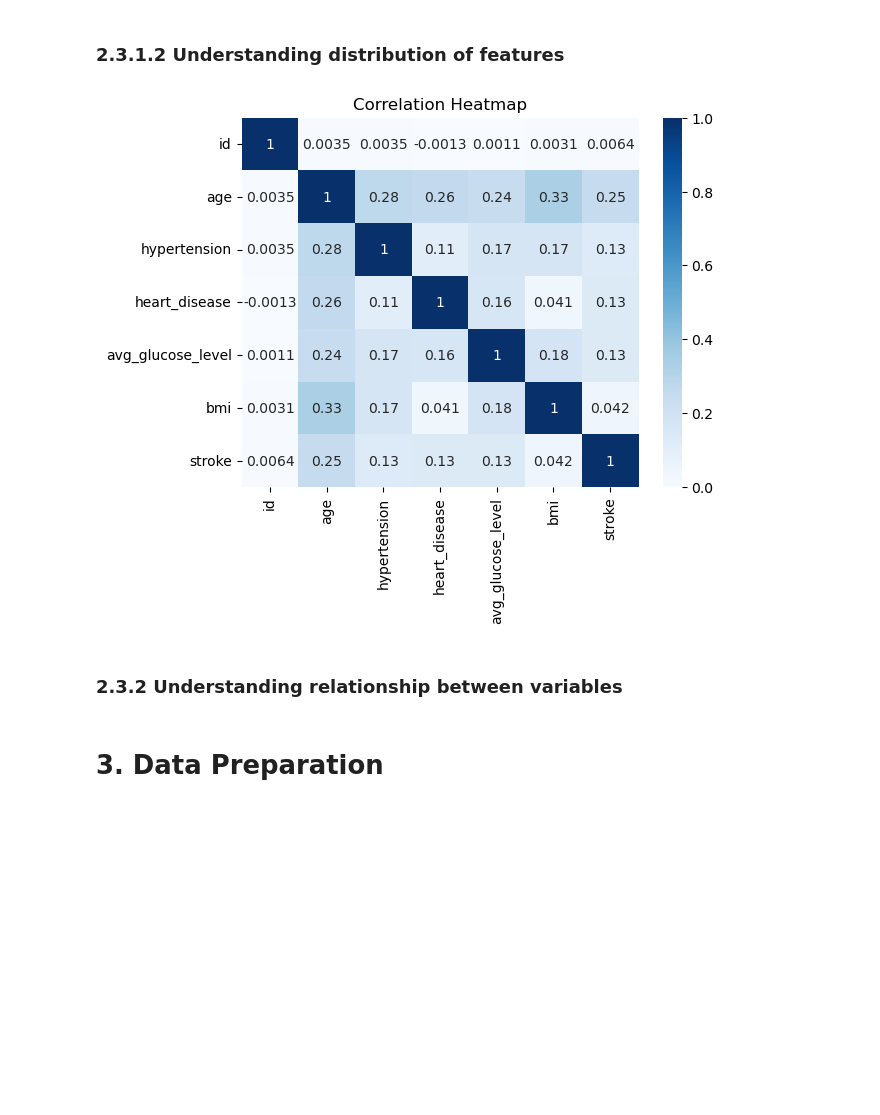
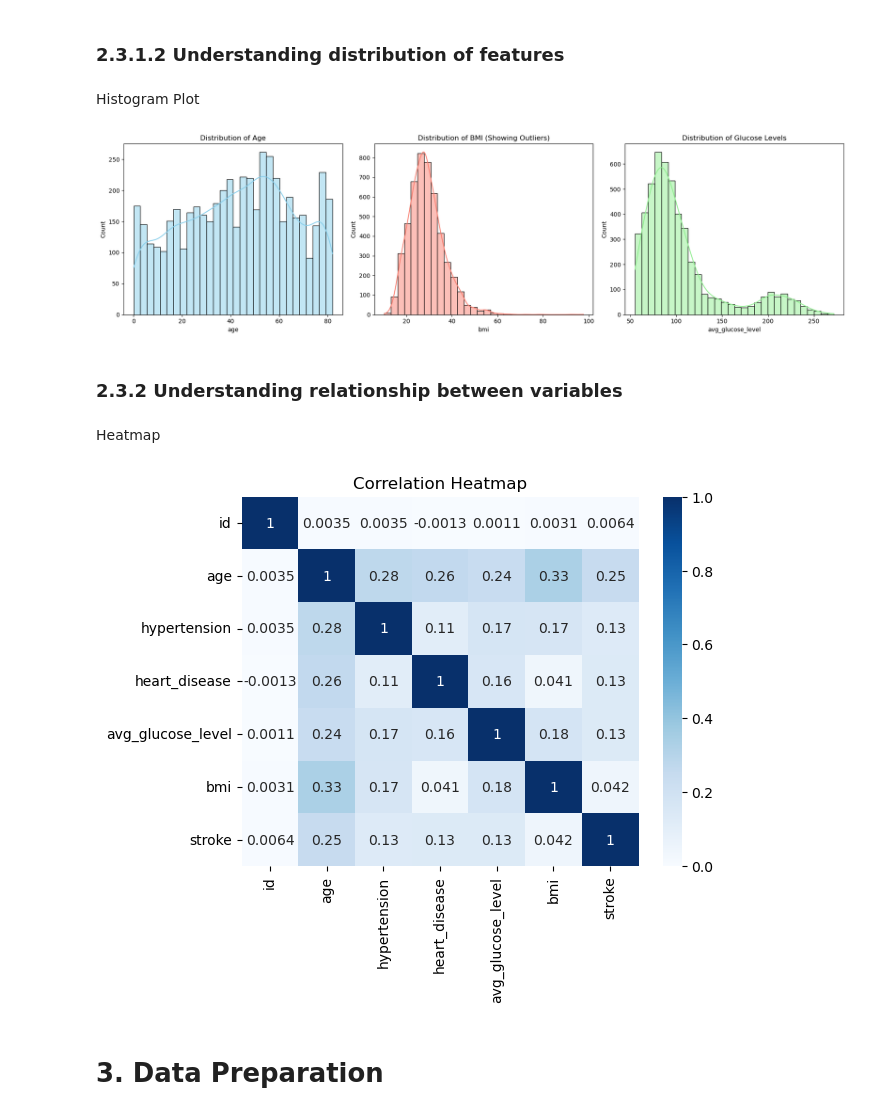
Before and after one commit to Frogkri/MLDP, a Jupyter notebook: MLDP Program Codes Submission Template.ipynb, the cells around one changed output. Saved outputs shown, nothing was run; the diff lists cells and outputs as text; code cells hidden in the pictures; blank space fills up the shorter version.

Commit message:
filled in the missing graphs/plot
This should be my final version of the code unless something comes up

```diff
--- a/MLDP Program Codes Submission Template.ipynb
+++ b/MLDP Program Codes Submission Template.ipynb
@@ -146,19 +148,43 @@ stroke
 Name: proportion, dtype: float64
 # %% [markdown]
 ### 2.3.1.2 Understanding distribution of features
+# %% [markdown]
+Histogram Plot
 # %%
-## Understanding distribution of features
+import matplotlib.pyplot as plt
+import seaborn as sns
 
-# Correlation of numeric features
-sns.heatmap(df.corr(numeric_only=True), annot=True, cmap='Blues')
-plt.title('Correlation Heatmap')
+# Set up the figure for multiple subplots
+fig, axes = plt.subplots(1, 3, figsize=(18, 5))
+
+# 1. Distribution of Age
+sns.histplot(df['age'], bins=30, kde=True, ax=axes[0], color='skyblue')
+axes[0].set_title('Distribution of Age')
+
+# 2. Distribution of BMI
+sns.histplot(df['bmi'].dropna(), bins=30, kde=True, ax=axes[1], color='salmon')
+axes[1].set_title('Distribution of BMI (Showing Outliers)')
+
+# 3. Distribution of Average Glucose Level
+sns.histplot(df['avg_glucose_level'], bins=30, kde=True, ax=axes[2], color='lightgreen')
+axes[2].set_title('Distribution of Glucose Levels')
+
+plt.tight_layout()
 plt.show()
 # %% [output]
-[figure, old version]
+[figure, new version]
 # %% [markdown]
 ### 2.3.2 Understanding relationship between variables
+# %% [markdown]
+Heatmap
 # %%
 ## Understanding relationship between variables
+# Correlation of numeric features
+sns.heatmap(df.corr(numeric_only=True), annot=True, cmap='Blues')
+plt.title('Correlation Heatmap')
+plt.show()
+# %% [output]
+[figure, added]
 # %% [markdown]
 # 3. Data Preparation
 # %% [markdown]
```
Also changed, not shown: parts of 16 cells of this notebook, 1 other file.
